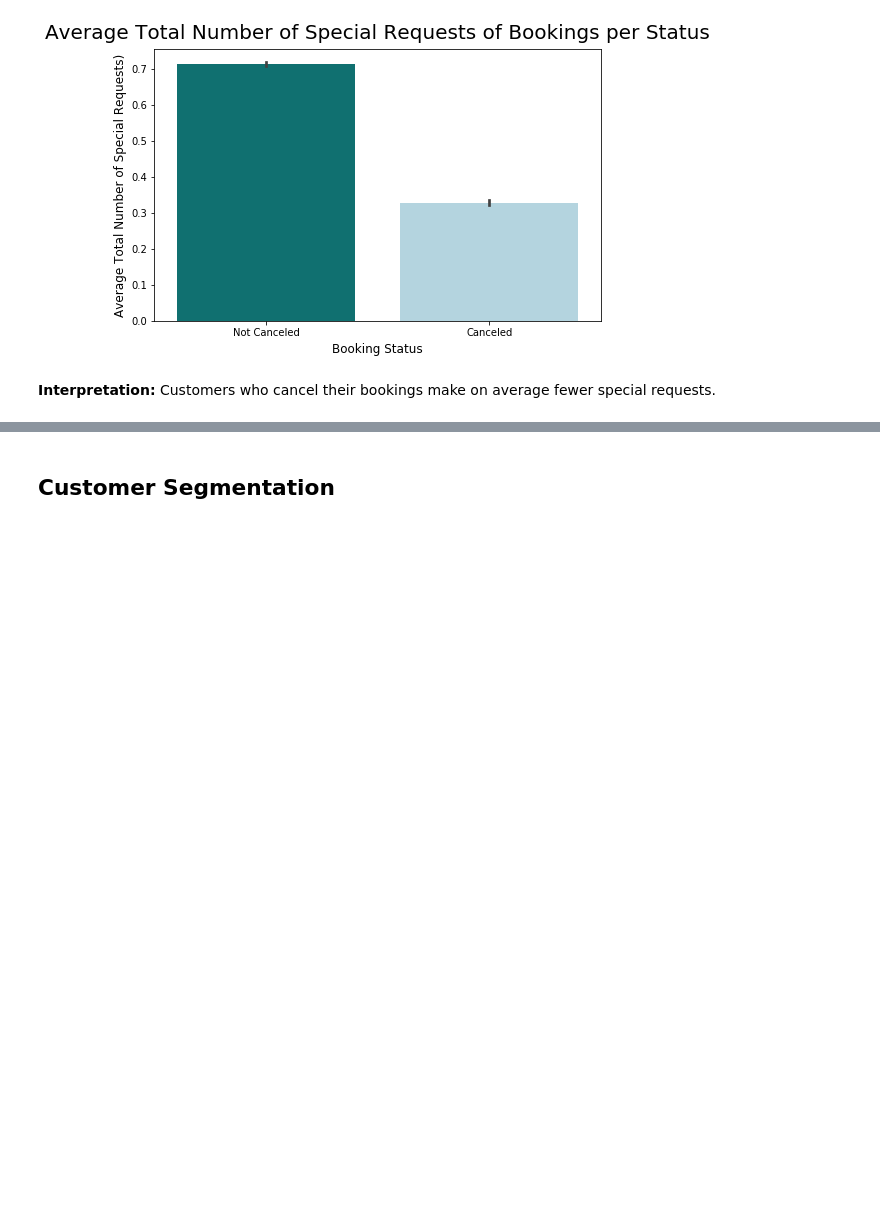
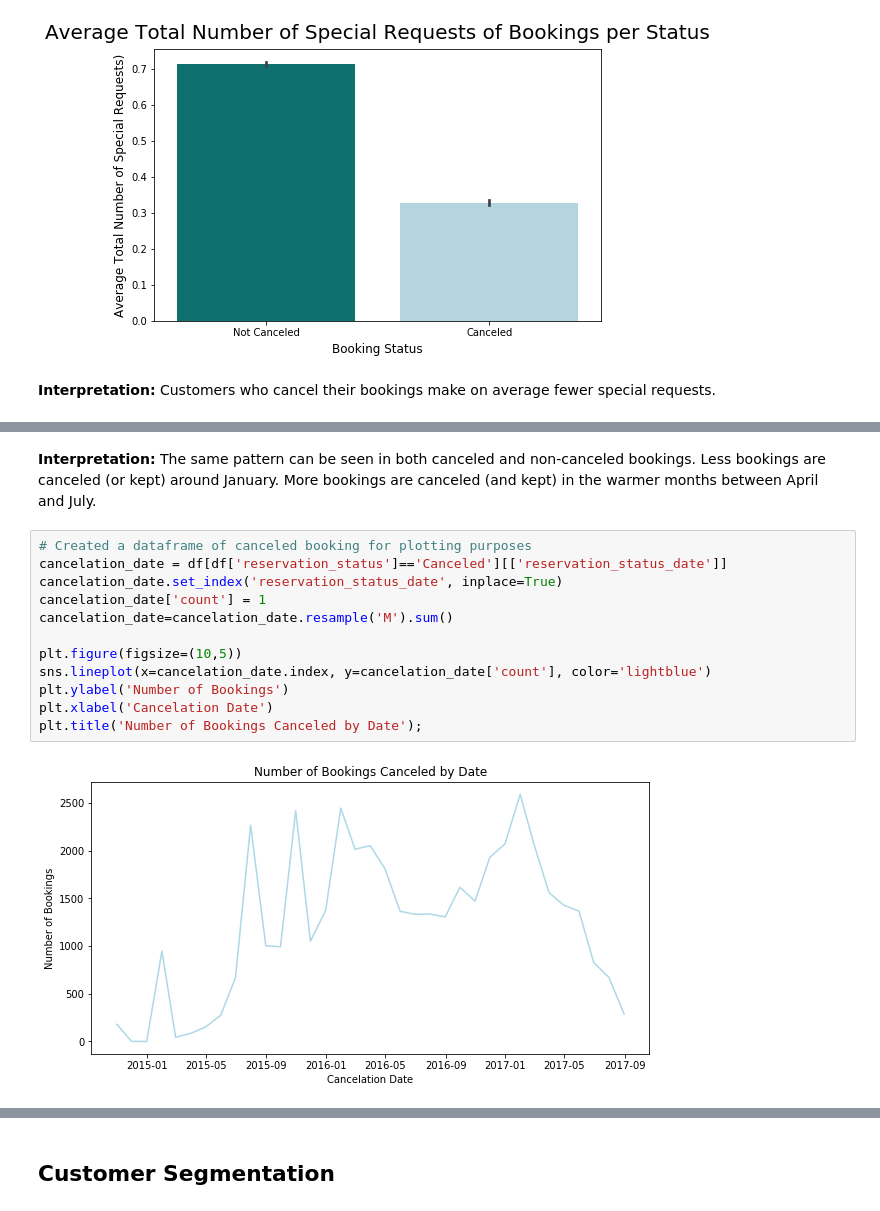
Before and after one commit to JulKelman/Predicting-Hotel-Bookings-Cancellation, a Jupyter notebook: code/Notebook 1 .ipynb, the cells around one changed output, grey strips where cells are left out. Saved outputs shown, nothing was run; the diff lists cells and outputs as text; blank space fills up the shorter version.

```diff
--- a/code/Notebook 1 .ipynb
+++ b/code/Notebook 1 .ipynb
@@ -381,0 +359,16 @@ TypeError: object of type 'int' has no len()
+# %% [markdown]
+**Interpretation:** The same pattern can be seen in both canceled and non-canceled bookings. Less bookings are canceled (or kept) around January. More bookings are canceled (and kept) in the warmer months between April and July.
+# %%
+# Created a dataframe of canceled booking for plotting purposes
+cancelation_date = df[df['reservation_status']=='Canceled'][['reservation_status_date']]
+cancelation_date.set_index('reservation_status_date', inplace=True)
+cancelation_date['count'] = 1
+cancelation_date=cancelation_date.resample('M').sum()
+
+plt.figure(figsize=(10,5))
+sns.lineplot(x=cancelation_date.index, y=cancelation_date['count'], color='lightblue')
+plt.ylabel('Number of Bookings')
+plt.xlabel('Cancelation Date')
+plt.title('Number of Bookings Canceled by Date');
+# %% [output]
+[figure, added]
```
Also changed, not shown: parts of 13 cells of this notebook.
